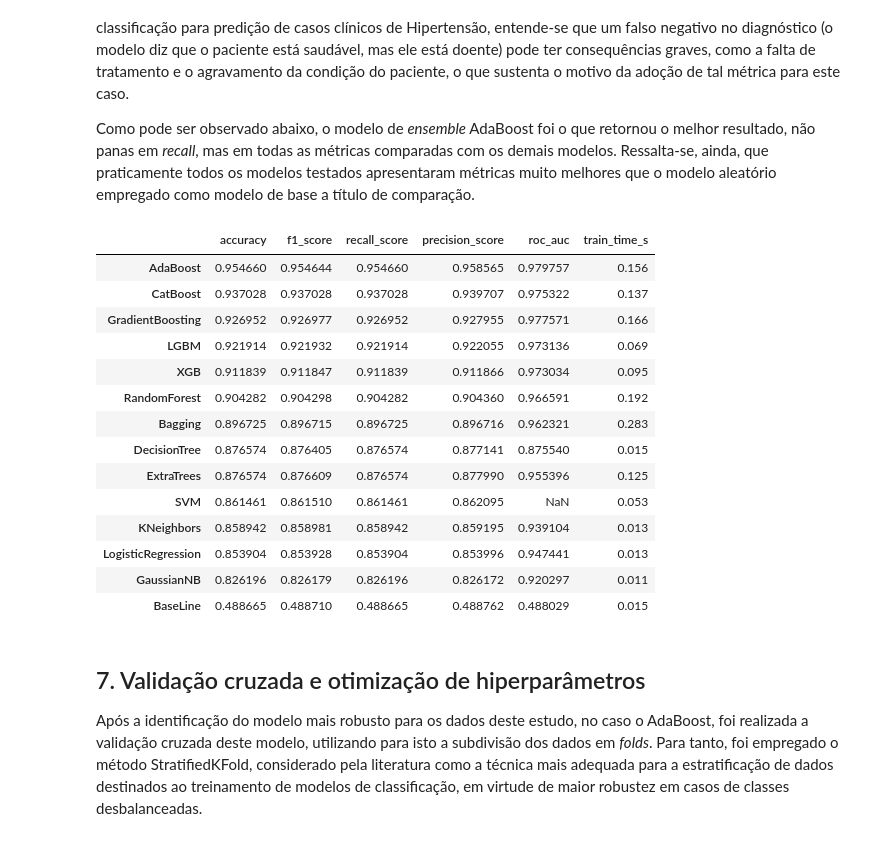
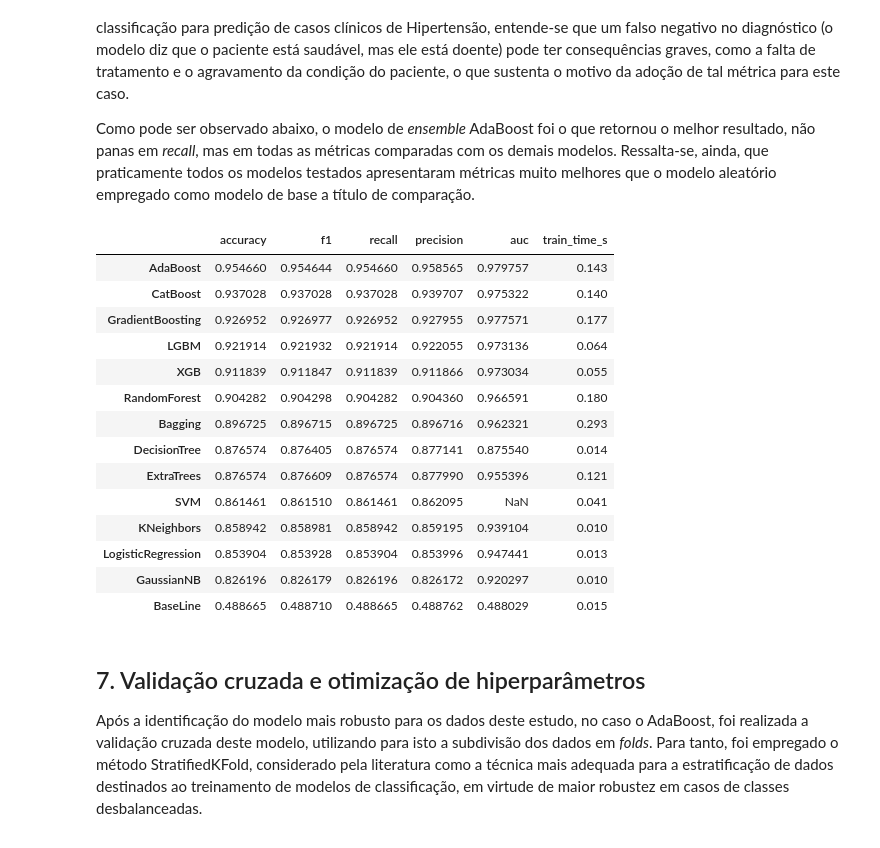
Before and after one commit to rogerioferreira/MVP-Machine_Learning-PUC-RIO, a Jupyter notebook: notebooks/hypertension_prediction.ipynb, the cells around one changed output. Saved outputs shown, nothing was run; the diff lists cells and outputs as text; code cells hidden in the pictures.

Commit message:
implementação da análise estatística e criação de readme provisório

```diff
--- a/notebooks/hypertension_prediction.ipynb
+++ b/notebooks/hypertension_prediction.ipynb
@@ -176,11 +177,40 @@ def evaluate_classification(y_true, y_pred, proba=None):
     )
     return {
         "accuracy": accuracy,
-        "f1_score": f1,
-        "recall_score": recall,
-        "precision_score": precision,
-        "roc_auc": auc,
+        "f1": f1,
+        "recall": recall,
+        "precision": precision,
+        "auc": auc,
     }
+
+
+def make_crontingency_table(y_true, y_pred_a, y_pred_b):
+    """Função para criação da tabela de contingência 2x2
+    y_true: array-like, rótulos verdadeiros
+    y_pred_a: array-like, rótulos previstos do modelo A
+    y_pred_b: array-like, rótulos previstos do modelo B
+    Retorna:
+    np.array: matriz de contingência 2x2
+    """
+
+    # calculando os acertos e erros de cada modelo
+    acertos_a = y_pred_a == y_true
+    acertos_b = y_pred_b == y_true
+
+    # usando pandas.crosstab para construir a tabela 2x2
+    ct = pd.crosstab(acertos_a, acertos_b)
+    ct = ct.reindex(index=[False, True], columns=[False, True], fill_value=0)
+
+    # contagem das quatro combinações para a matriz de contingência
+    n_11 = int(ct.loc[True, True])  # ambos acertaram
+    n_10 = int(ct.loc[True, False])  # A acertou, B errou
+    n_01 = int(ct.loc[False, True])  # A errou, B acertou
+    n_00 = int(ct.loc[False, False])  # ambos erraram
+
+    # criando a matriz de contingência
+    contingency_table = np.array([[n_11, n_10], [n_01, n_00]])
+
+    return contingency_table
 # %% [markdown]
 ## 3. Carga de dados e análise exploratória
 
@@ -678,48 +710,48 @@ results = {}
 # treinamento e avaliação do modelo baseline
 t0 = time.time()
 baseline.fit(X_train, y_train)
 t1 = time.time()
 
 y_pred = baseline.predict(X_test)
 
 proba = baseline.predict_proba(X_test) if hasattr(baseline, "predict_proba") else None
 
 results["BaseLine"] = evaluate_classification(y_test, y_pred, proba)
 results["BaseLine"]["train_time_s"] = round(t1 - t0, 3)
 
 
 # treinamento e avaliação dos modelos candidatos
 for name, pipeline in candidates.items():
 
     t0 = time.time()
     pipeline.fit(X_train, y_train)
     t1 = time.time()
 
     y_pred = pipeline.predict(X_test)
     proba = (
         pipeline.predict_proba(X_test) if hasattr(pipeline, "predict_proba") else None
     )
     results[name] = evaluate_classification(y_test, y_pred, proba)
     results[name]["train_time_s"] = round(t1 - t0, 3)
 
 
 # exibição dos resultados
-pd.DataFrame(results).T.sort_values(by="recall_score", ascending=False)
+pd.DataFrame(results).T.sort_values(by="recall", ascending=False)
 # %% [output]
-|  | accuracy | f1_score | recall_score | precision_score | roc_auc | train_time_s |
-| AdaBoost | 0.954660 | 0.954644 | 0.954660 | 0.958565 | 0.979757 | 0.156 |
-| CatBoost | 0.937028 | 0.937028 | 0.937028 | 0.939707 | 0.975322 | 0.137 |
-| GradientBoosting | 0.926952 | 0.926977 | 0.926952 | 0.927955 | 0.977571 | 0.166 |
-| LGBM | 0.921914 | 0.921932 | 0.921914 | 0.922055 | 0.973136 | 0.069 |
-| XGB | 0.911839 | 0.911847 | 0.911839 | 0.911866 | 0.973034 | 0.095 |
-| RandomForest | 0.904282 | 0.904298 | 0.904282 | 0.904360 | 0.966591 | 0.192 |
-| Bagging | 0.896725 | 0.896715 | 0.896725 | 0.896716 | 0.962321 | 0.283 |
-| DecisionTree | 0.876574 | 0.876405 | 0.876574 | 0.877141 | 0.875540 | 0.015 |
-| ExtraTrees | 0.876574 | 0.876609 | 0.876574 | 0.877990 | 0.955396 | 0.125 |
-| SVM | 0.861461 | 0.861510 | 0.861461 | 0.862095 | NaN | 0.053 |
-| KNeighbors | 0.858942 | 0.858981 | 0.858942 | 0.859195 | 0.939104 | 0.013 |
+|  | accuracy | f1 | recall | precision | auc | train_time_s |
+| AdaBoost | 0.954660 | 0.954644 | 0.954660 | 0.958565 | 0.979757 | 0.143 |
+| CatBoost | 0.937028 | 0.937028 | 0.937028 | 0.939707 | 0.975322 | 0.140 |
+| GradientBoosting | 0.926952 | 0.926977 | 0.926952 | 0.927955 | 0.977571 | 0.177 |
+| LGBM | 0.921914 | 0.921932 | 0.921914 | 0.922055 | 0.973136 | 0.064 |
+| XGB | 0.911839 | 0.911847 | 0.911839 | 0.911866 | 0.973034 | 0.055 |
+| RandomForest | 0.904282 | 0.904298 | 0.904282 | 0.904360 | 0.966591 | 0.180 |
+| Bagging | 0.896725 | 0.896715 | 0.896725 | 0.896716 | 0.962321 | 0.293 |
+| DecisionTree | 0.876574 | 0.876405 | 0.876574 | 0.877141 | 0.875540 | 0.014 |
+| ExtraTrees | 0.876574 | 0.876609 | 0.876574 | 0.877990 | 0.955396 | 0.121 |
+| SVM | 0.861461 | 0.861510 | 0.861461 | 0.862095 | NaN | 0.041 |
+| KNeighbors | 0.858942 | 0.858981 | 0.858942 | 0.859195 | 0.939104 | 0.010 |
 | LogisticRegression | 0.853904 | 0.853928 | 0.853904 | 0.853996 | 0.947441 | 0.013 |
-| GaussianNB | 0.826196 | 0.826179 | 0.826196 | 0.826172 | 0.920297 | 0.011 |
+| GaussianNB | 0.826196 | 0.826179 | 0.826196 | 0.826172 | 0.920297 | 0.010 |
 | BaseLine | 0.488665 | 0.488710 | 0.488665 | 0.488762 | 0.488029 | 0.015 |
 # %% [markdown]
 ## 7. Validação cruzada e otimização de hiperparâmetros
```
Also changed, not shown: parts of 14 cells of this notebook, 1 other file.
